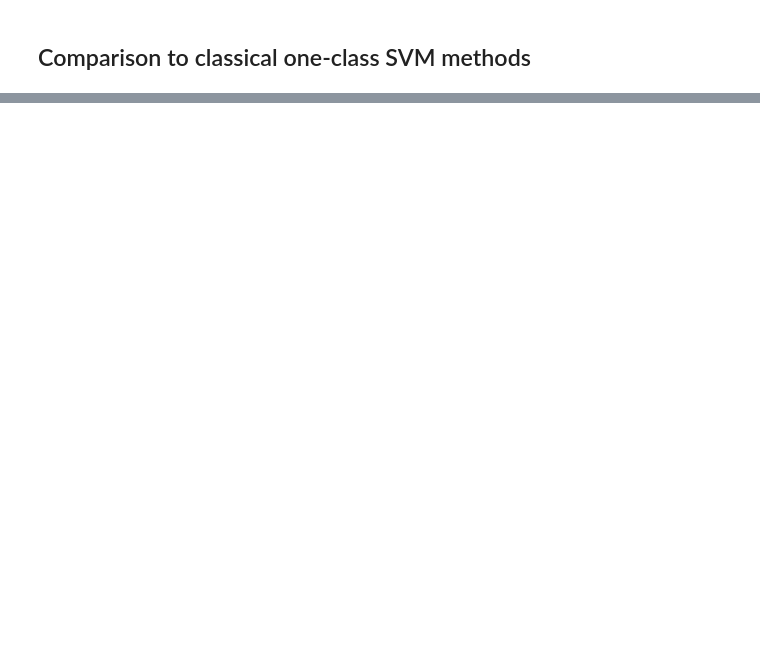
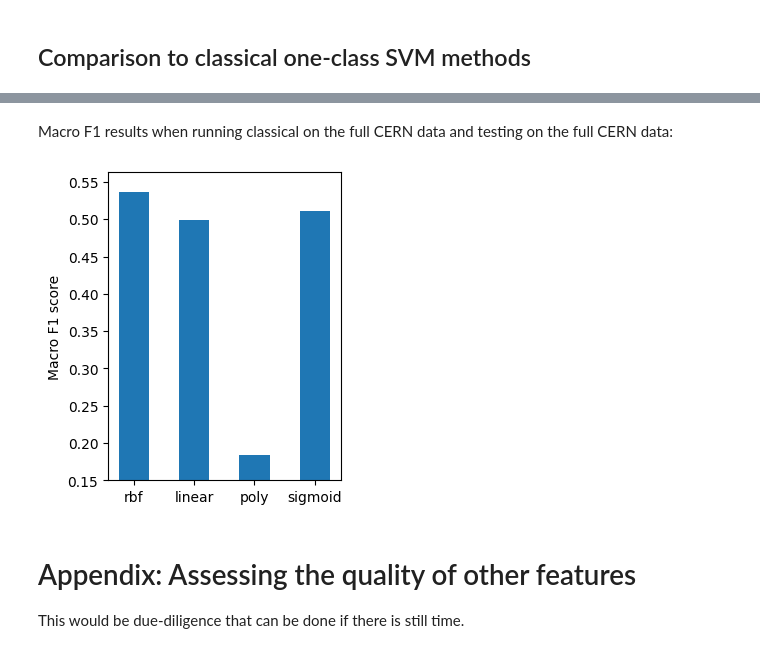
Before and after one commit to welremco/Group3QuantumOneClassSVMs, a Jupyter notebook: cern_data_application.ipynb, the cells around one changed output, grey strips where cells are left out. Saved outputs shown, nothing was run; the diff lists cells and outputs as text; code cells hidden in the pictures; blank space fills up the shorter version.

```diff
--- a/cern_data_application.ipynb
+++ b/cern_data_application.ipynb
@@ -405,0 +437,18 @@ F1 1: 0.510891888643298
+# %% [markdown]
+Macro F1 results when running classical on the full CERN data and testing on the full CERN data:
+# %%
+classical_full_results = [0.5362, 0.4984, 0.1840, 0.5108]
+#x_pos = [1/4, 2/4, 3/4, 4/4]
+
+plt.figure(figsize=(3, 4))
+plt.bar(kernel_list, classical_full_results, label='Classical', width=0.5)
+plt.ylim(0.15)
+plt.ylabel('Macro F1 score')
+#plt.xticks(x_pos, kernel_list)
+plt.show()
+# %% [output]
+[figure, added]
+# %% [markdown]
+# Appendix: Assessing the quality of other features
+
+This would be due-diligence that can be done if there is still time.
```
Also changed, not shown: parts of 13 cells of this notebook.
